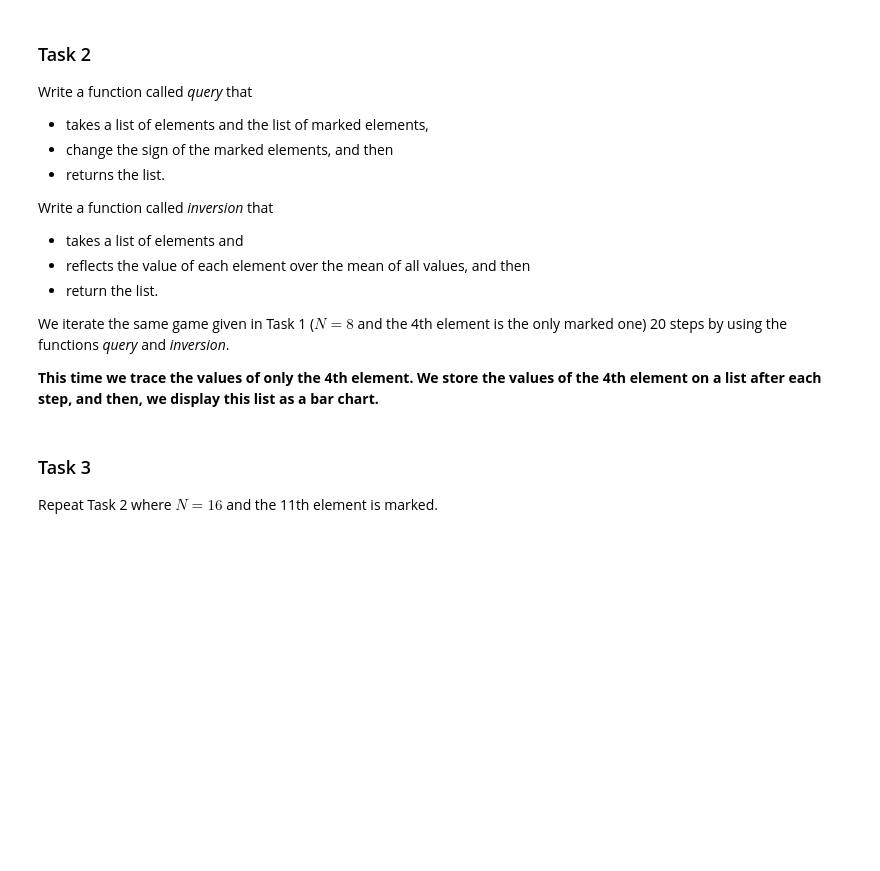
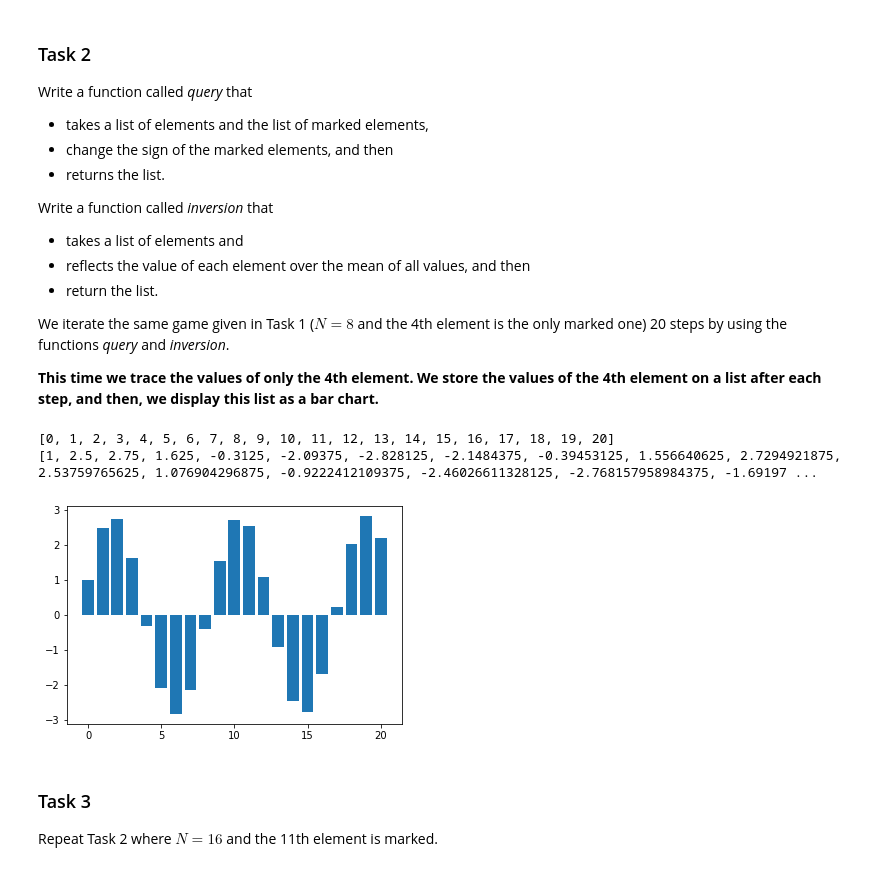
Before and after one commit to hassanafridi/QBronze38, a Jupyter notebook: QBronze38/exercises.ipynb, the cells around one changed output. Drawn from its saved outputs; the diff is of its cells as text; code cells hidden in the pictures; blank space fills up the shorter version.

```diff
--- a/QBronze38/exercises.ipynb
+++ b/QBronze38/exercises.ipynb
@@ -3643,3 +3662,58 @@ We iterate the same game given in Task 1 ($ N = 8 $ and the 4th element is the o
+# %%
+def inversion (elements=[1]):
+    # summation of all values
+    summation = 0
+    for i in range(len(elements)):
+        summation += elements[i]
+
+    # mean of all values
+    mean = summation / len(elements)
+
+    # reflection over mean
+    for i in range(len(elements)):
+        value = elements[i]
+        new_value = mean - (elements[i]-mean)
+        elements[i] = new_value
+    return elements
+# %%
+from matplotlib.pyplot import bar
+
+# define the list of size 8 on which each element has value of 1
+elements = []
+for i in range(8):
+    elements  = elements + [1]
+
+# index of the marked element
+marked_elements = [3]
+
+# define the list of iterations
+iterations = []
+# the list storing the values of the 4th element after each step
+L = []
+
+# the first values
+iterations.append(0)
+L.append(elements[marked_elements[0]])
+
+for step in range(20):
+    # store the iteration
+    iterations.append(step+1)
+
+    # flip the sign of the marked element
+    elements = query(elements,marked_elements)
+    elements = inversion(elements)
+
+    # store the new value of the 4th element
+    L.append(elements[marked_elements[0]])
+
+# visualize the values of the 4th elements after each iteration
+bar(iterations,L)
+print(iterations)
+print(L)
+# %% [output]
+[0, 1, 2, 3, 4, 5, 6, 7, 8, 9, 10, 11, 12, 13, 14, 15, 16, 17, 18, 19, 20]
+[1, 2.5, 2.75, 1.625, -0.3125, -2.09375, -2.828125, -2.1484375, -0.39453125, 1.556640625, 2.7294921875, 2.53759765625, 1.076904296875, -0.9222412109375, -2.46026611328125, -2.768157958984375, -1.69197 ...
+[figure, added]
 # %% [markdown]
 <h3>Task 3</h3>
 
```
Also changed, not shown: parts of 49 cells of this notebook, 47 other files.
